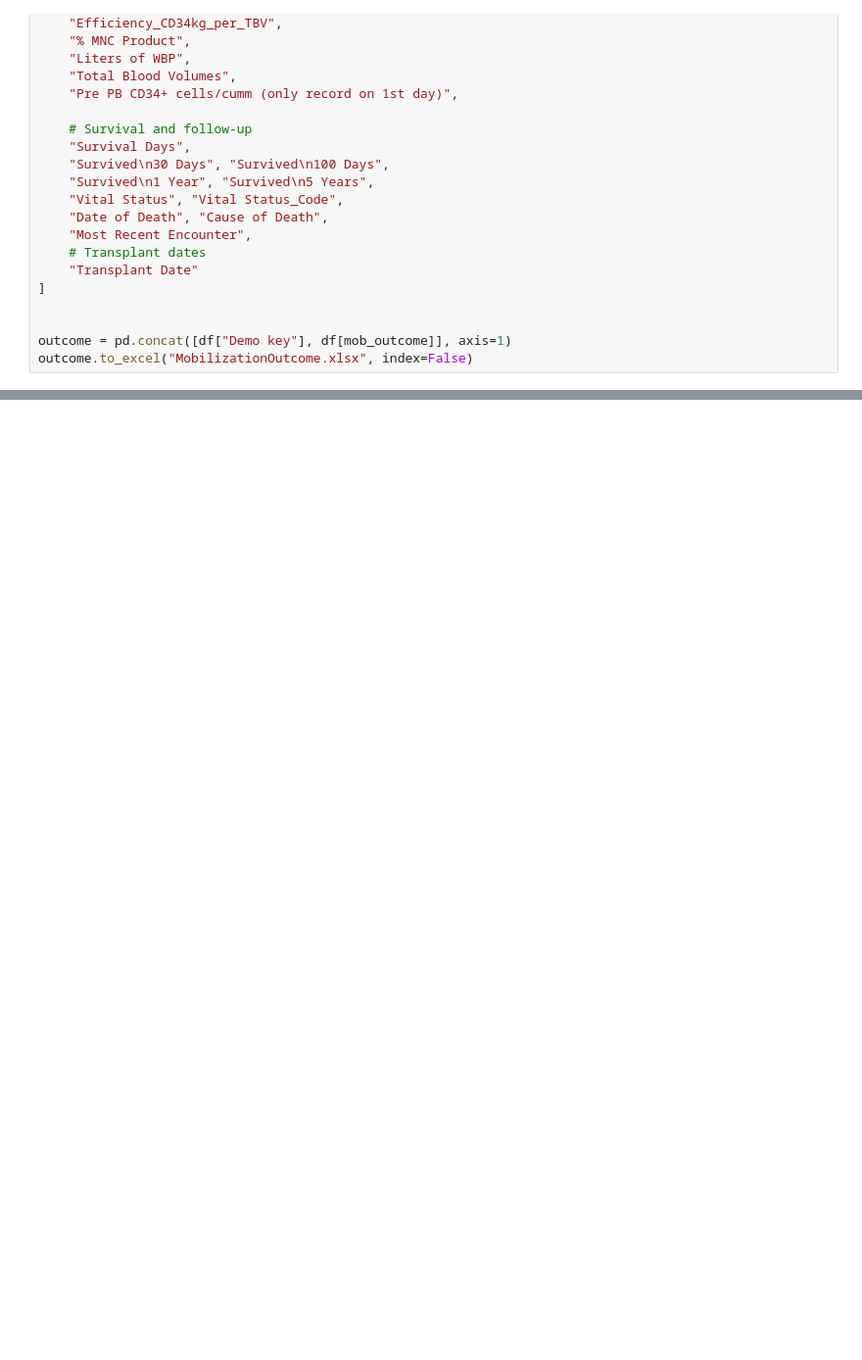
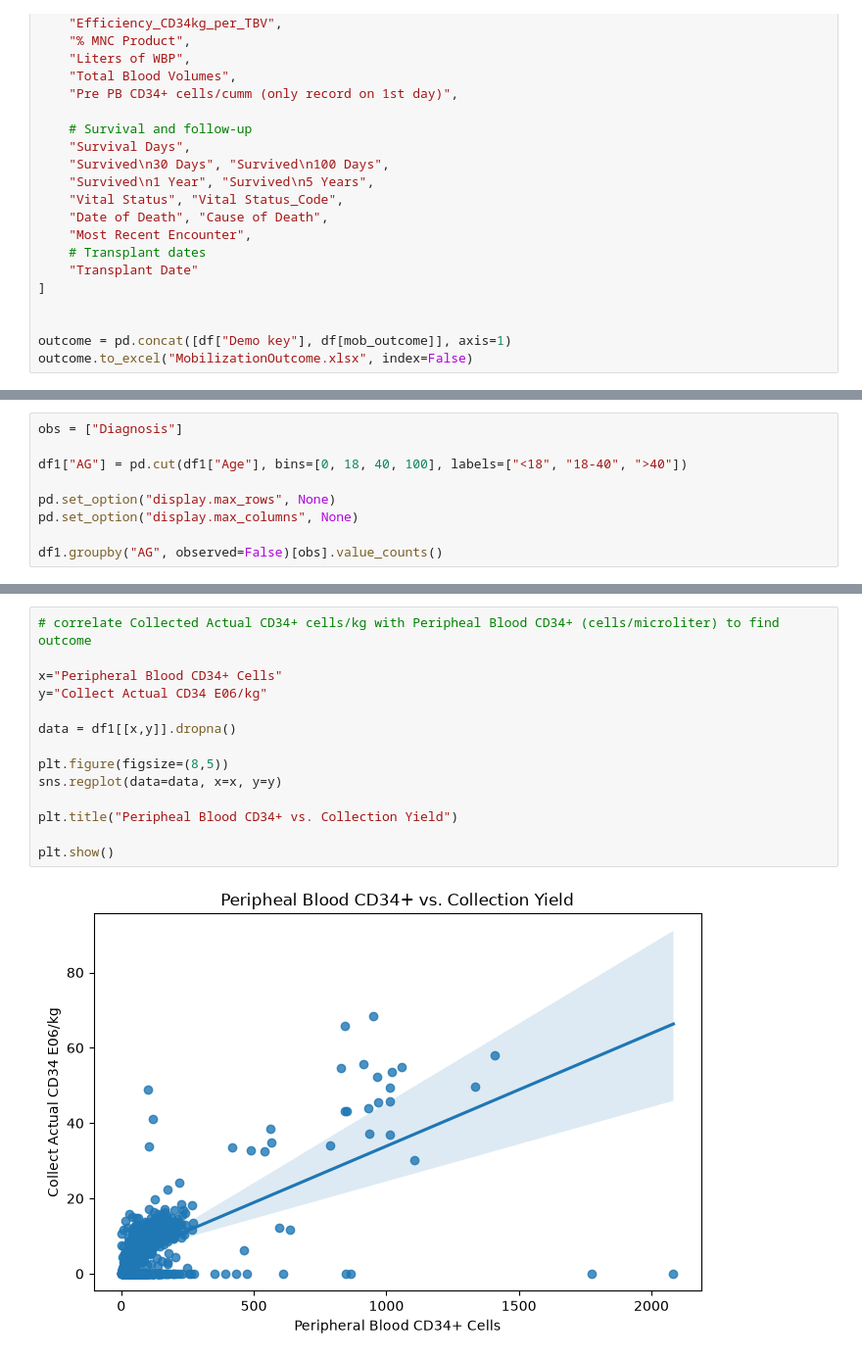
Before and after one commit to Graham-Richards/Pandas-Practice, a Jupyter notebook: Data_Analysis (1).ipynb, the cells around one changed output, grey strips where cells are left out. Shown at 98% size. Drawn from its saved outputs; the diff is of its cells as text; blank space fills up the shorter version.

```diff
--- a/Data_Analysis (1).ipynb
+++ b/Data_Analysis (1).ipynb
@@ -2366,0 +2184,9 @@ plt.show()
+# %%
+obs = ["Diagnosis"]
+
+df1["AG"] = pd.cut(df1["Age"], bins=[0, 18, 40, 100], labels=["<18", "18-40", ">40"])
+
+pd.set_option("display.max_rows", None)
+pd.set_option("display.max_columns", None)
+
+df1.groupby("AG", observed=False)[obs].value_counts()
@@ -2366,0 +2211,16 @@ plt.show()
+# %%
+# correlate Collected Actual CD34+ cells/kg with Peripheal Blood CD34+ (cells/microliter) to find outcome
+
+x="Peripheral Blood CD34+ Cells"
+y="Collect Actual CD34 E06/kg"
+
+data = df1[[x,y]].dropna()
+
+plt.figure(figsize=(8,5))
+sns.regplot(data=data, x=x, y=y)
+
+plt.title("Peripheal Blood CD34+ vs. Collection Yield")
+
+plt.show()
+# %% [output]
+[figure, added]
```
Also changed, not shown: parts of 40 cells of this notebook.
